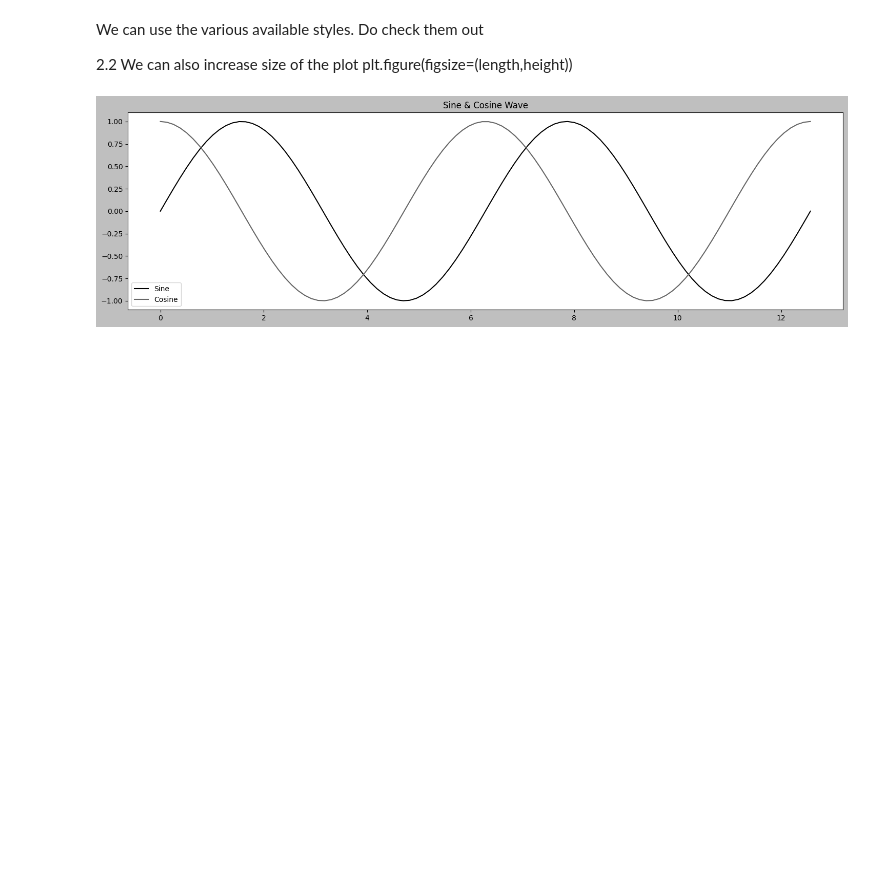
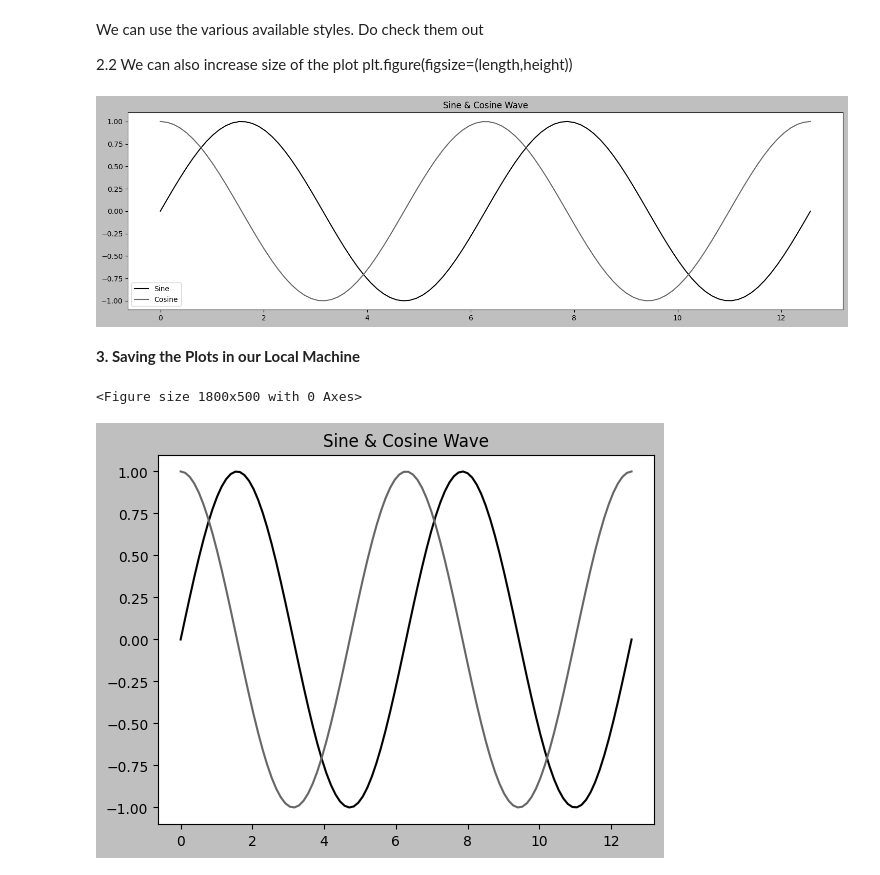
Before and after one commit to ujjwaljha1/Python, a Jupyter notebook: Libraries/Matplotlib.ipynb, the cells around one changed output. Drawn from its saved outputs; the diff is of its cells as text; code cells hidden in the pictures; blank space fills up the shorter version.

```diff
--- a/Libraries/Matplotlib.ipynb
+++ b/Libraries/Matplotlib.ipynb
@@ -81,3 +81,21 @@ plt.legend()
 plt.show()
 # %% [output]
 [figure]
+# %% [markdown]
+**3. Saving the Plots in our Local Machine**
+# %%
+plt.figure(figsize = (18,5))
+
+plt.style.use('grayscale')
+
+fig = plt.figure()
+
+plt.plot(x, sin_y,label = 'Sine')
+plt.plot(x, cos_y,label = 'Cosine')
+
+plt.title('Sine & Cosine Wave')
+
+fig.savefig('Sine & Cosine.png')
+# %% [output]
+<Figure size 1800x500 with 0 Axes>
+[figure, added]
```
Also changed, not shown: 1 other file.
